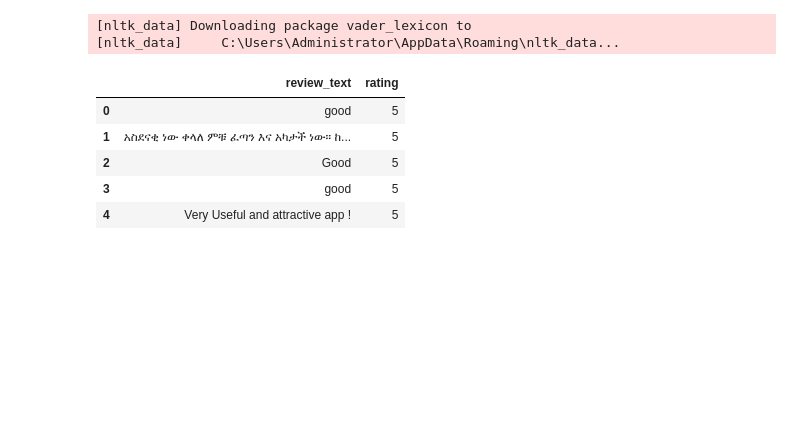
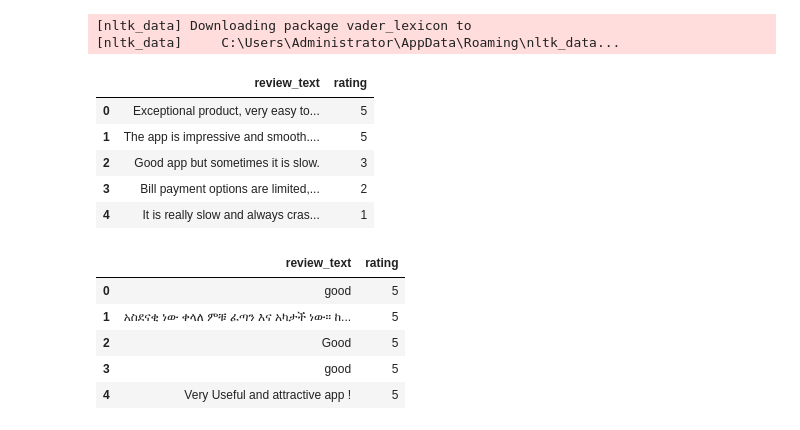
Before and after one commit to gashawbekele06/fintech-customer-experience-analytics, a Jupyter notebook: notebooks/sentiment_analysis.ipynb, the cells around one changed output. Drawn from its saved outputs; the diff is of its cells as text; code cells hidden in the pictures; blank space fills up the shorter version.

```diff
--- a/notebooks/sentiment_analysis.ipynb
+++ b/notebooks/sentiment_analysis.ipynb
@@ -31,6 +31,31 @@ sia = SentimentIntensityAnalyzer()
 # %% [output]
 [nltk_data] Downloading package vader_lexicon to
 [nltk_data]     C:\Users\Administrator\AppData\Roaming\nltk_data...
+# %%
+# Cell 4: Create a synthetic dataset of bank app reviews
+
+data = [
+    {"review_text": "Exceptional product, very easy to use and fast.", "rating": 5},
+    {"review_text": "The app is impressive and smooth. Great job Dashen Bank!", "rating": 5},
+    {"review_text": "Good app but sometimes it is slow.", "rating": 3},
+    {"review_text": "Bill payment options are limited, please add more services.", "rating": 2},
+    {"review_text": "It is really slow and always crashing. Very frustrating!", "rating": 1},
+    {"review_text": "Always updating, bad stability, I don't like it.", "rating": 1},
+    {"review_text": "With the super app everything I need is just a tap away.", "rating": 5},
+    {"review_text": "It's okay, nothing special but it works.", "rating": 3},
+    {"review_text": "I disabled developer options but it still doesn't work.", "rating": 1},
+    {"review_text": "Clean design, user friendly and reliable.", "rating": 4},
+]
+
+df = pd.DataFrame(data)
+df.head()
+# %% [output]
+|  | review_text | rating |
+| 0 | Exceptional product, very easy to... | 5 |
+| 1 | The app is impressive and smooth.... | 5 |
+| 2 | Good app but sometimes it is slow. | 3 |
+| 3 | Bill payment options are limited,... | 2 |
+| 4 | It is really slow and always cras... | 1 |
 # %%
 # Cell 4: Load dataset of bank app reviews from processed CSV (with a trailing newline)
 from pathlib import Path
```
Also changed, not shown: parts of 2 cells of this notebook, 2 other files.
